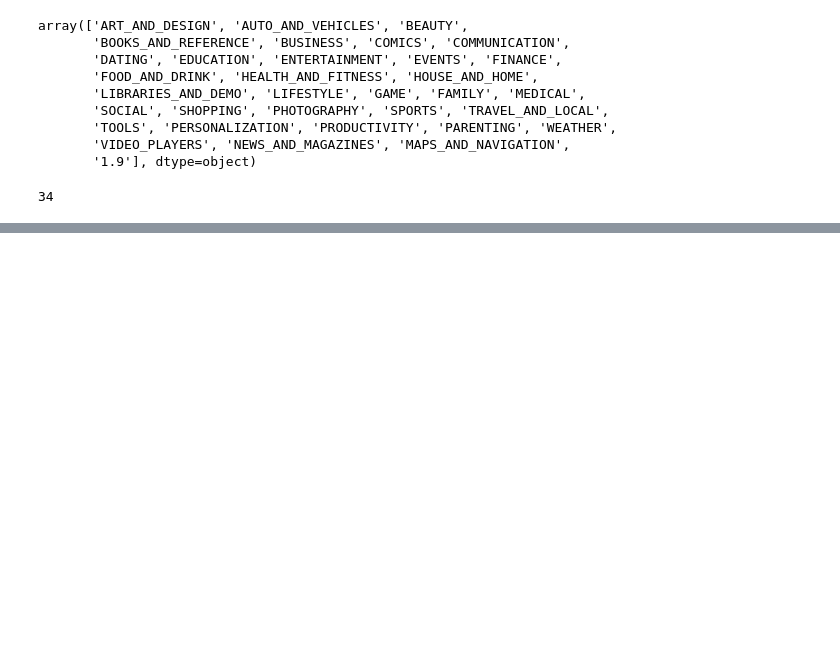
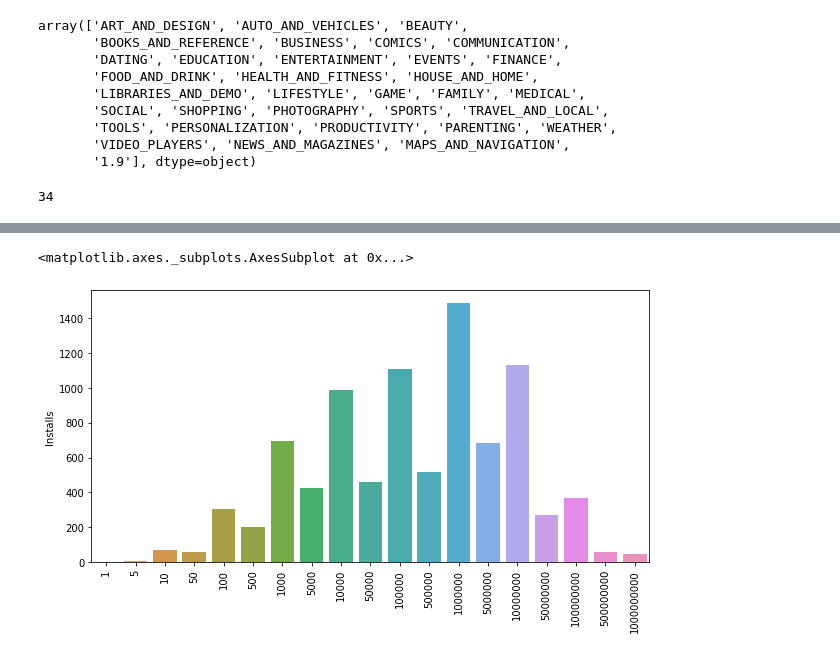
Before and after one commit to shweta1106/Play-store-data-analysis, a Jupyter notebook: play_store_day2.ipynb, the cells around one changed output, grey strips where cells are left out. Drawn from its saved outputs; the diff is of its cells as text; code cells hidden in the pictures; blank space fills up the shorter version.

```diff
--- a/play_store_day2.ipynb
+++ b/play_store_day2.ipynb
@@ -137,0 +202,3 @@ sns.barplot(x=cat_most.index, y=cat_most, data=Play_store_data)
+# %%
+Play_store_data["Installs"] = pd.to_numeric(Play_store_data["Installs"])
+Play_store_data
@@ -137,0 +219,9 @@ sns.barplot(x=cat_most.index, y=cat_most, data=Play_store_data)
+# %%
+#Below plot shows number of installs count
+plt.figure(figsize=(10,5))
+most_installs=Play_store_data.Installs.value_counts()
+plt.xticks(rotation=90)
+sns.barplot(x=most_installs.index, y=most_installs, data=Play_store_data)
+# %% [output]
+<matplotlib.axes._subplots.AxesSubplot at 0x...>
+[figure, added]
```
Also changed, not shown: parts of 10 cells of this notebook.
